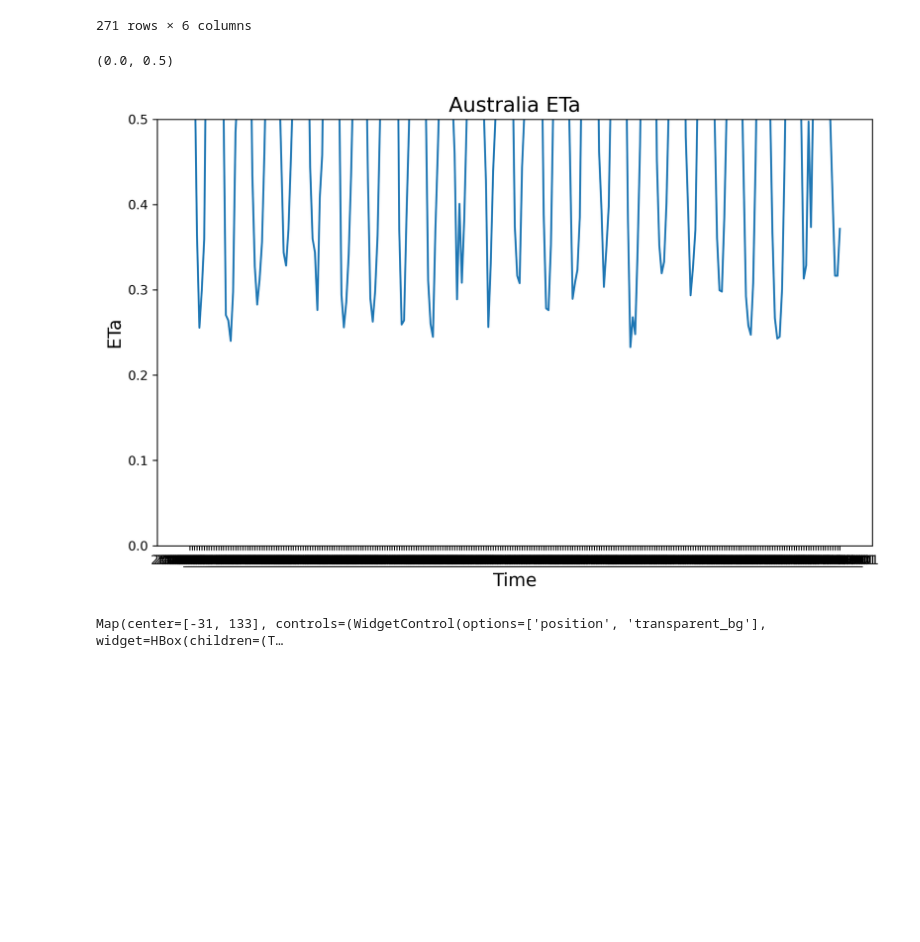
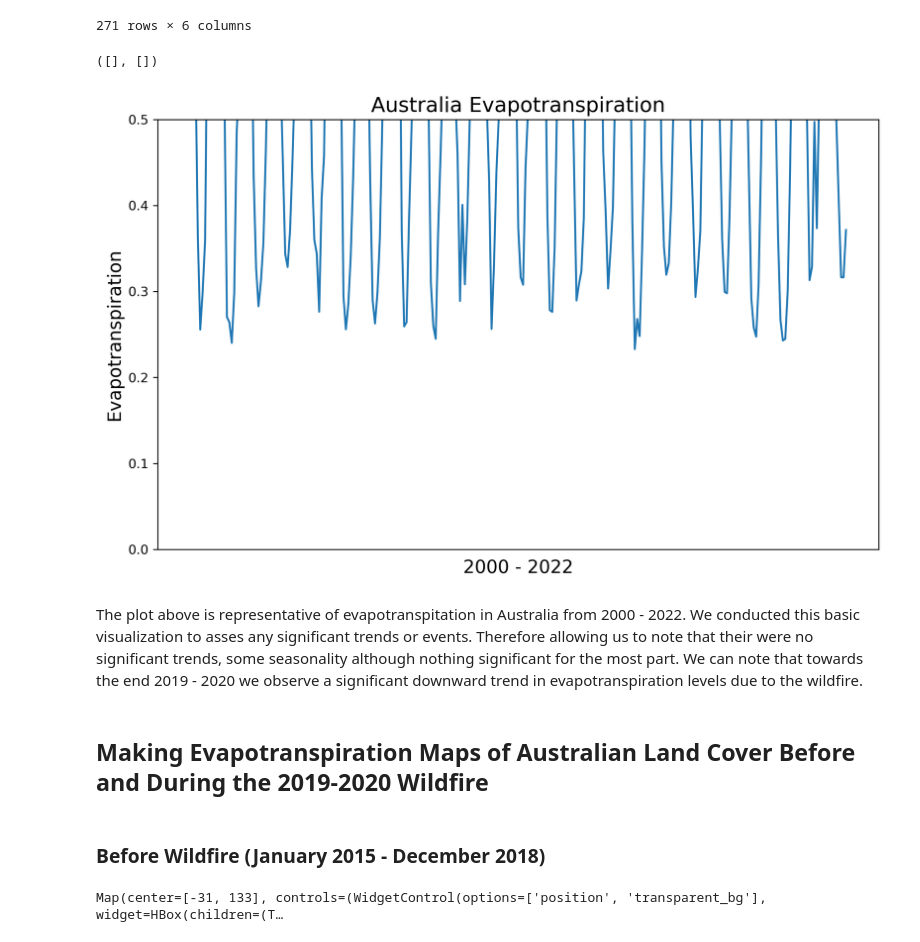
Before and after one commit to EDS220-Fall2022-org/homework-2-team9, a Jupyter notebook: final_project_team9.ipynb, the cells around one changed output. Drawn from its saved outputs; the diff is of its cells as text; code cells hidden in the pictures; blank space fills up the shorter version.

```diff
--- a/final_project_team9.ipynb
+++ b/final_project_team9.ipynb
@@ -377,12 +399,19 @@ Name: 0, dtype: object
 # %%
 ### plotting the evapotranspiration data
 plt.figure(figsize=(10, 6), dpi=300)    ## create a new figure, set size and resolution (dpi)
 plt.plot(et_df['id'],et_df['ETa'])      ## add data to the plot
-plt.title('Australia ETa', fontsize=16)
-plt.xlabel('Time', fontsize=14)
-plt.ylabel('ETa', fontsize=14)
+plt.title('Australia Evapotranspiration', fontsize=16)
+plt.xlabel('2000 - 2022', fontsize=14)
+plt.ylabel('Evapotranspiration', fontsize=14)
 plt.ylim(0, 0.5)
+plt.xticks([])
 # %% [output]
-(0.0, 0.5)
+([], [])
-[figure, old version]
+[figure, new version]
+# %% [markdown]
+The plot above is representative of evapotranspitation in Australia from 2000 - 2022. We conducted this basic visualization to asses any significant trends or events. Therefore allowing us to note that their were no significant trends, some seasonality although nothing significant for the most part. We can note that towards the end 2019 - 2020 we observe a significant downward trend in evapotranspiration levels due to the wildfire.
+# %% [markdown]
+## Making Evapotranspiration Maps of Australian Land Cover Before and During the 2019-2020 Wildfire
+# %% [markdown]
+### Before Wildfire (January 2015 - December 2018)
 # %%
```
Also changed, not shown: parts of 44 cells of this notebook, 3 other files.
